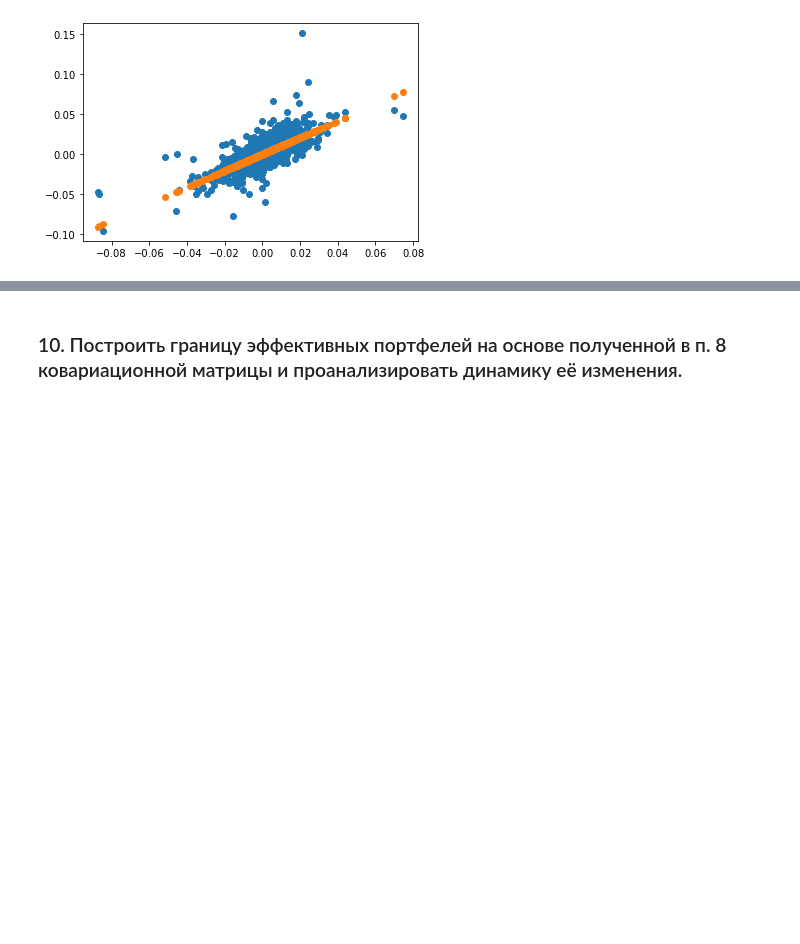
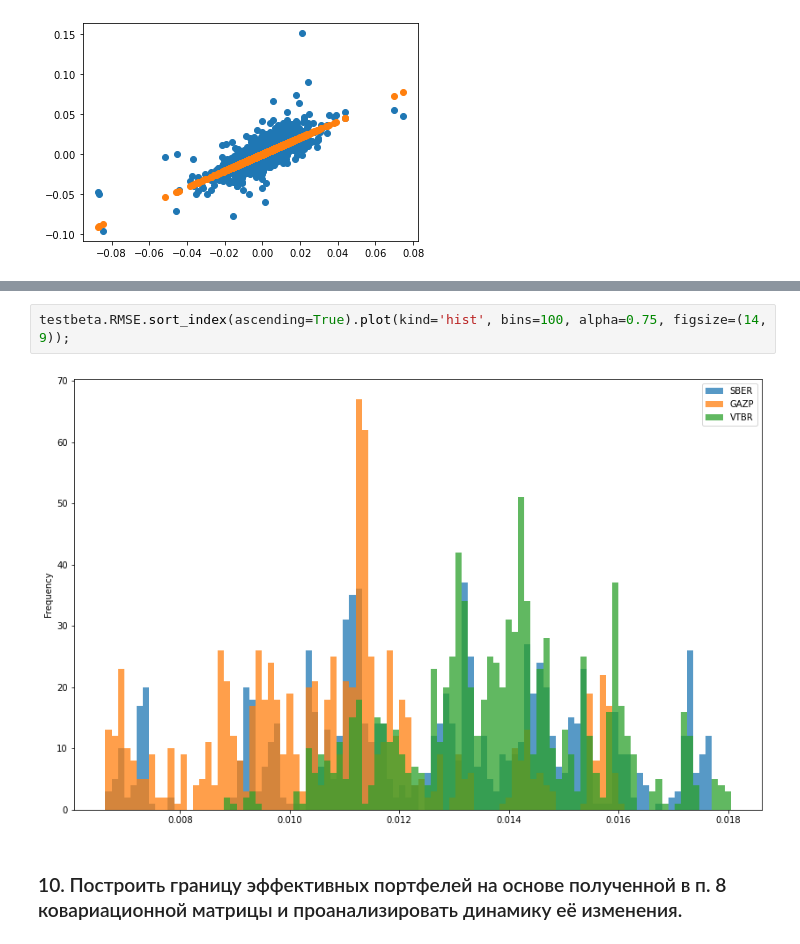
Before and after one commit to darkmetrics/portfolio_HW, a Jupyter notebook: scripts/task.ipynb, the cells around one changed output, grey strips where cells are left out. Drawn from its saved outputs; the diff is of its cells as text; blank space fills up the shorter version.

```diff
--- a/scripts/task.ipynb
+++ b/scripts/task.ipynb
@@ -514,2 +755,6 @@ To do:
+# %%
+testbeta.RMSE.sort_index(ascending=True).plot(kind='hist', bins=100, alpha=0.75, figsize=(14, 9));
+# %% [output]
+[figure, added]
 # %% [markdown]
 ### 10.	Построить границу эффективных портфелей на основе полученной в п. 8 ковариационной матрицы и проанализировать динамику её изменения.<a class="anchor" id="betacovmat_results"></a>
```
Also changed, not shown: parts of 20 cells of this notebook, 2 other files.
